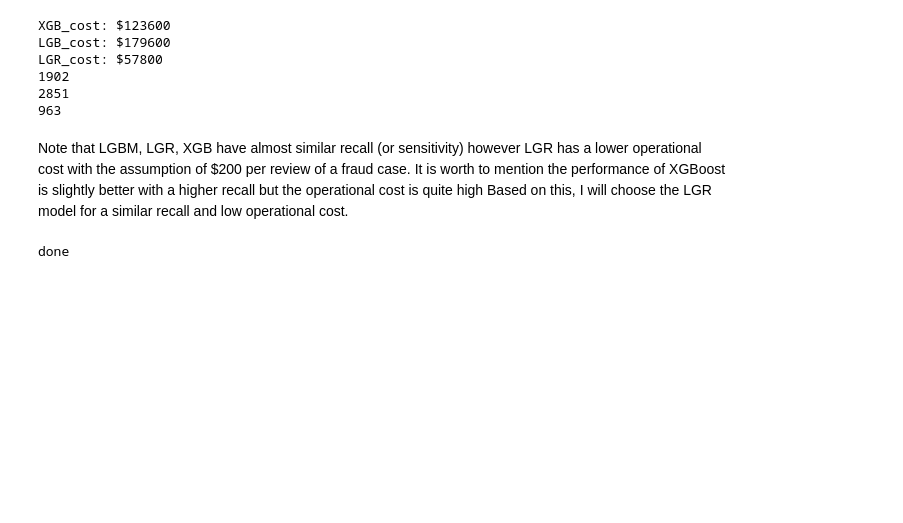
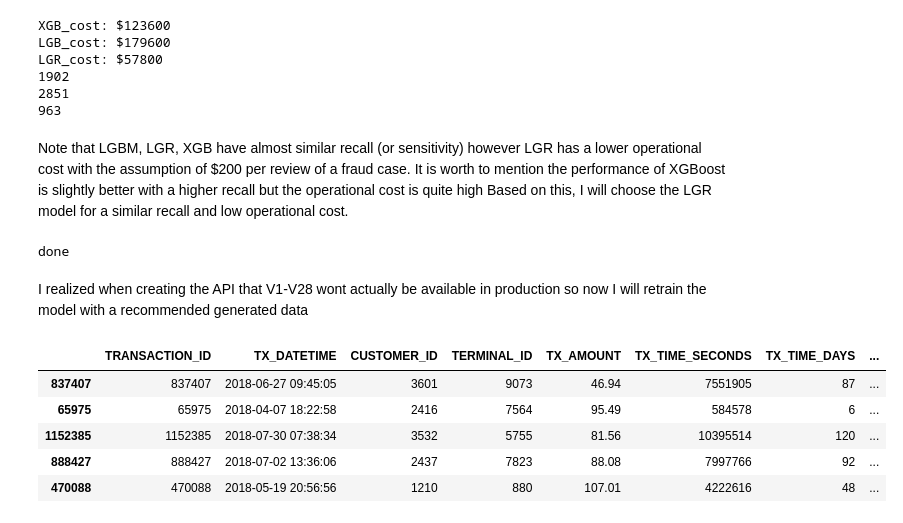
Before and after one commit to MZH006/Fraud-Detection, a Jupyter notebook: notebooks/fraud.ipynb, the cells around one changed output. Drawn from its saved outputs; the diff is of its cells as text; code cells hidden in the pictures; blank space fills up the shorter version.

```diff
--- a/notebooks/fraud.ipynb
+++ b/notebooks/fraud.ipynb
@@ -924,3 +918,5 @@ joblib.dump(deployment_artifact, "fraud_model_v1_lgr.pkl")
 print("done")
 # %% [output]
 done
+# %% [markdown]
+I realized when creating the API that V1-V28 wont actually be available in production so now I will retrain the model with a recommended generated data
@@ -926,0 +925,9 @@ done
+# %%
+df.sample(5).head(5)
+# %% [output]
+|  | TRANSACTION_ID | TX_DATETIME | CUSTOMER_ID | TERMINAL_ID | TX_AMOUNT | TX_TIME_SECONDS | TX_TIME_DAYS | ... |
+| 837407 | 837407 | 2018-06-27 09:45:05 | 3601 | 9073 | 46.94 | 7551905 | 87 | ... |
+| 65975 | 65975 | 2018-04-07 18:22:58 | 2416 | 7564 | 95.49 | 584578 | 6 | ... |
+| 1152385 | 1152385 | 2018-07-30 07:38:34 | 3532 | 5755 | 81.56 | 10395514 | 120 | ... |
+| 888427 | 888427 | 2018-07-02 13:36:06 | 2437 | 7823 | 88.08 | 7997766 | 92 | ... |
+| 470088 | 470088 | 2018-05-19 20:56:56 | 1210 | 880 | 107.01 | 4222616 | 48 | ... |
```
Also changed, not shown: parts of 19 cells of this notebook, 9 other files.
